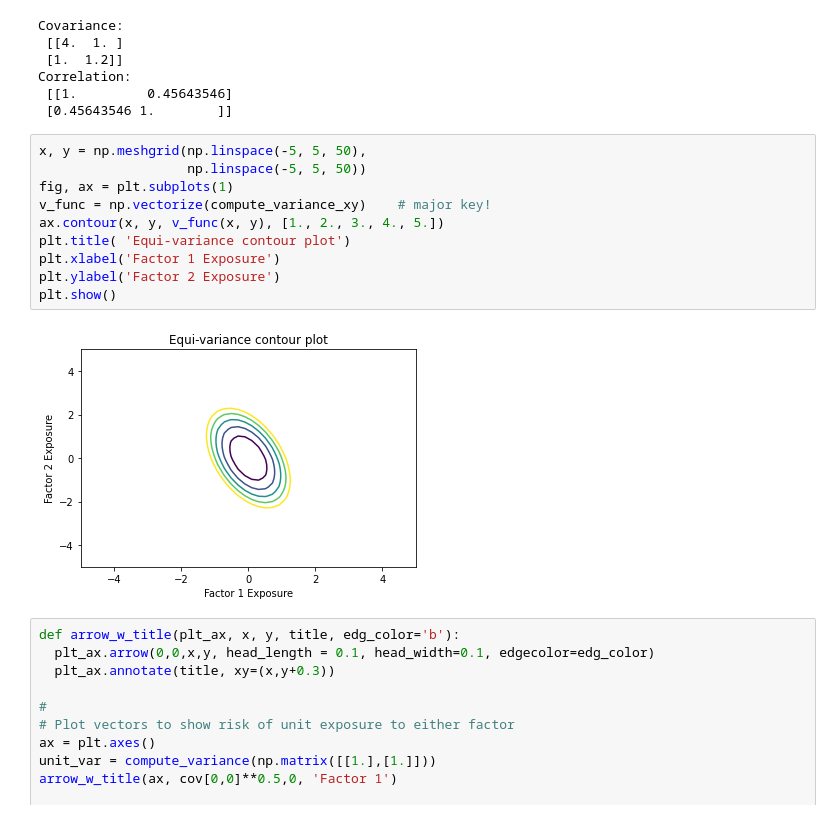
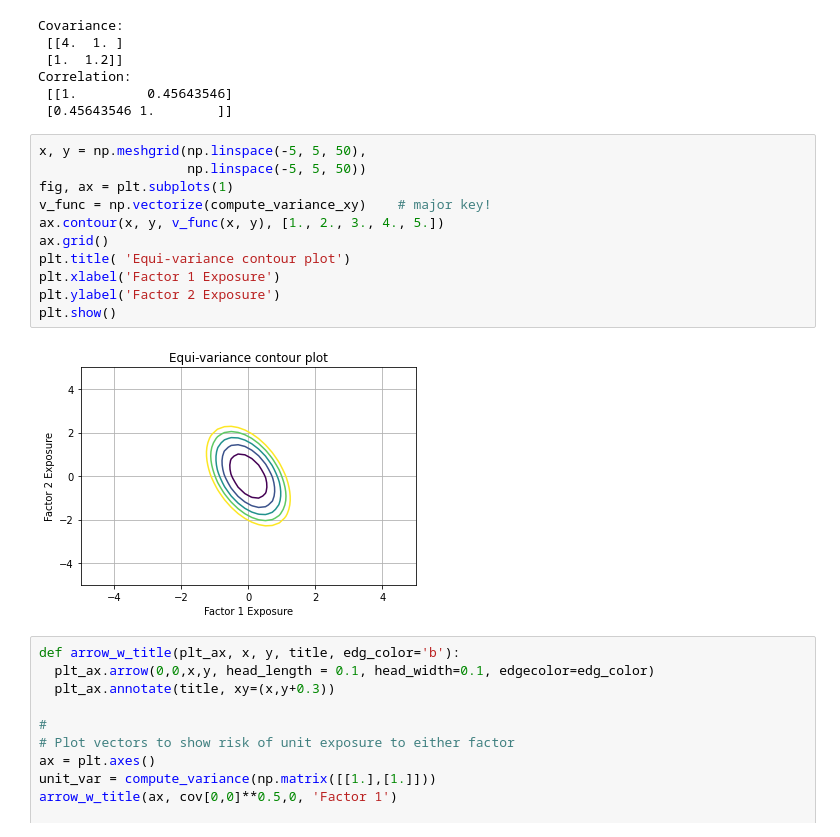
Before and after one commit to cdmurray80/object_detection, a Jupyter notebook: factors.ipynb, the cells around one changed output. Drawn from its saved outputs; the diff is of its cells as text.

```diff
--- a/factors.ipynb
+++ b/factors.ipynb
@@ -44,15 +44,16 @@ Correlation:
 # %%
 x, y = np.meshgrid(np.linspace(-5, 5, 50),
                    np.linspace(-5, 5, 50))
 fig, ax = plt.subplots(1)
 v_func = np.vectorize(compute_variance_xy)    # major key!
 ax.contour(x, y, v_func(x, y), [1., 2., 3., 4., 5.])
+ax.grid()
 plt.title( 'Equi-variance contour plot')
 plt.xlabel('Factor 1 Exposure')
 plt.ylabel('Factor 2 Exposure')
 plt.show()
 # %% [output]
-[figure, old version]
+[figure, new version]
 # %%
 def arrow_w_title(plt_ax, x, y, title, edg_color='b'):
   plt_ax.arrow(0,0,x,y, head_length = 0.1, head_width=0.1, edgecolor=edg_color)
```
Also changed, not shown: parts of 2 cells of this notebook.
